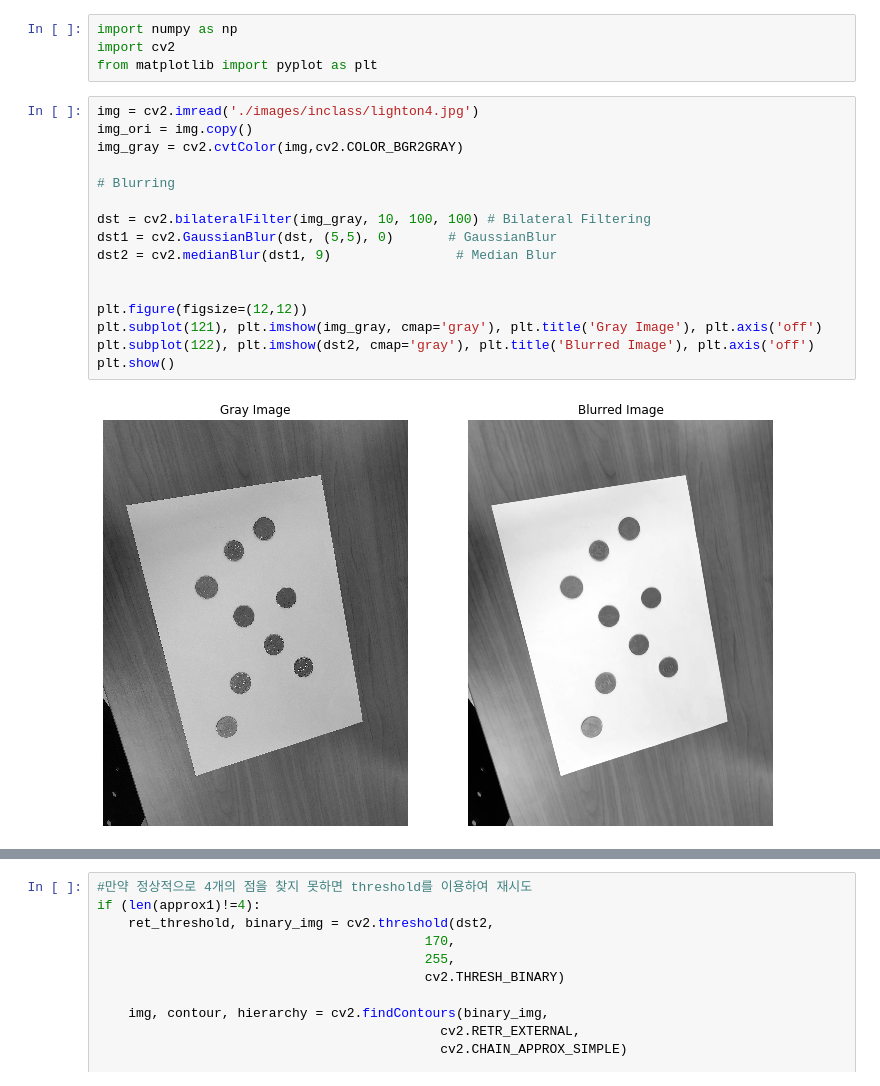
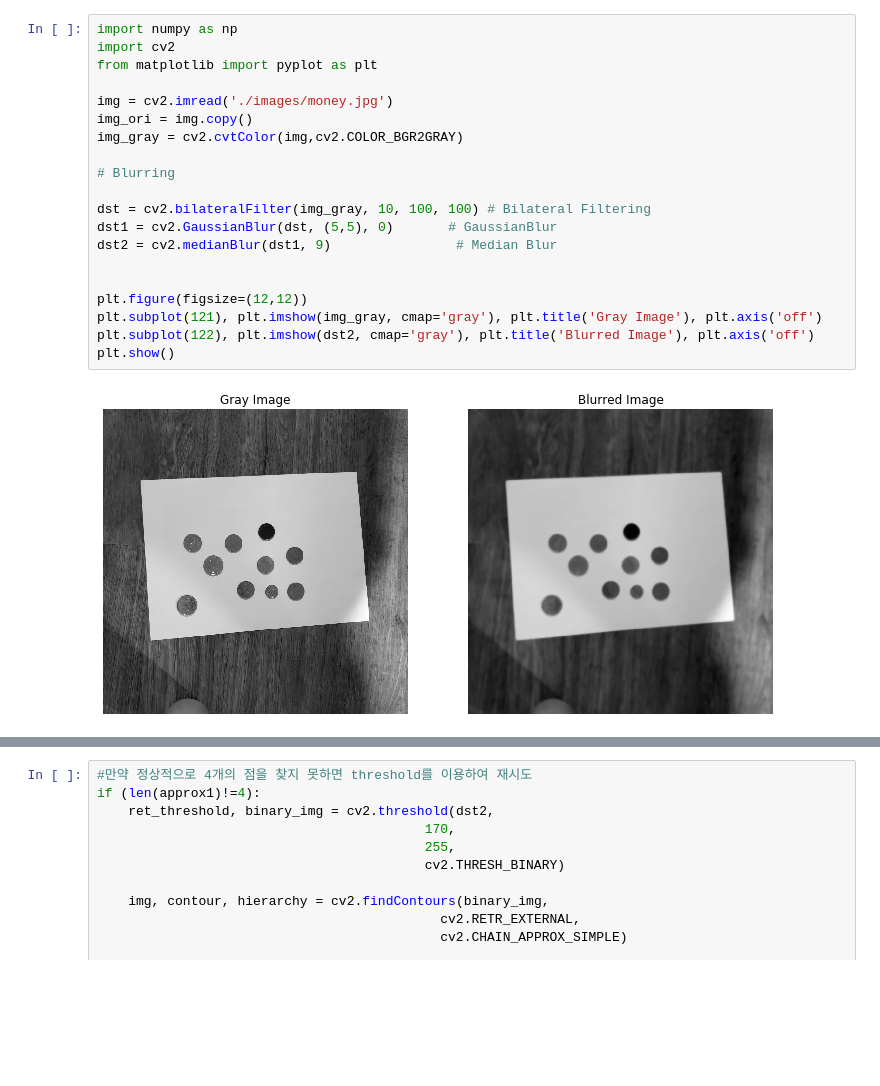
Before and after one commit to DAHYUN-HAN/Image_Processing_Team1, a Jupyter notebook: Final_01.ipynb, the cells around one changed output, grey strips where cells are left out. Saved outputs shown, nothing was run; the diff lists cells and outputs as text; blank space fills up the shorter version.

```diff
--- a/Final_01.ipynb
+++ b/Final_01.ipynb
@@ -1,25 +1,25 @@
-# %%
-import numpy as np
-import cv2
-from matplotlib import pyplot as plt
 # %%
-img = cv2.imread('./images/inclass/lighton4.jpg')
+import numpy as np
+import cv2
+from matplotlib import pyplot as plt
+
+img = cv2.imread('./images/money.jpg')
 img_ori = img.copy()
 img_gray = cv2.cvtColor(img,cv2.COLOR_BGR2GRAY)
 
 # Blurring
 
 dst = cv2.bilateralFilter(img_gray, 10, 100, 100) # Bilateral Filtering
 dst1 = cv2.GaussianBlur(dst, (5,5), 0)       # GaussianBlur
 dst2 = cv2.medianBlur(dst1, 9)                # Median Blur
 
 
 plt.figure(figsize=(12,12))
 plt.subplot(121), plt.imshow(img_gray, cmap='gray'), plt.title('Gray Image'), plt.axis('off')
 plt.subplot(122), plt.imshow(dst2, cmap='gray'), plt.title('Blurred Image'), plt.axis('off')
 plt.show()
 # %% [output]
-[figure, old version]
+[figure, new version]
 # %%
 binary_img = cv2.adaptiveThreshold(dst2, 255, cv2.ADAPTIVE_THRESH_GAUSSIAN_C, cv2.THRESH_BINARY_INV, 33, 5)
 #binary_img = cv2.threshold(dst2, 170, 255, cv2.THRESH_BINARY_INV)
```
Also changed, not shown: parts of 13 cells of this notebook, 5 other files.
